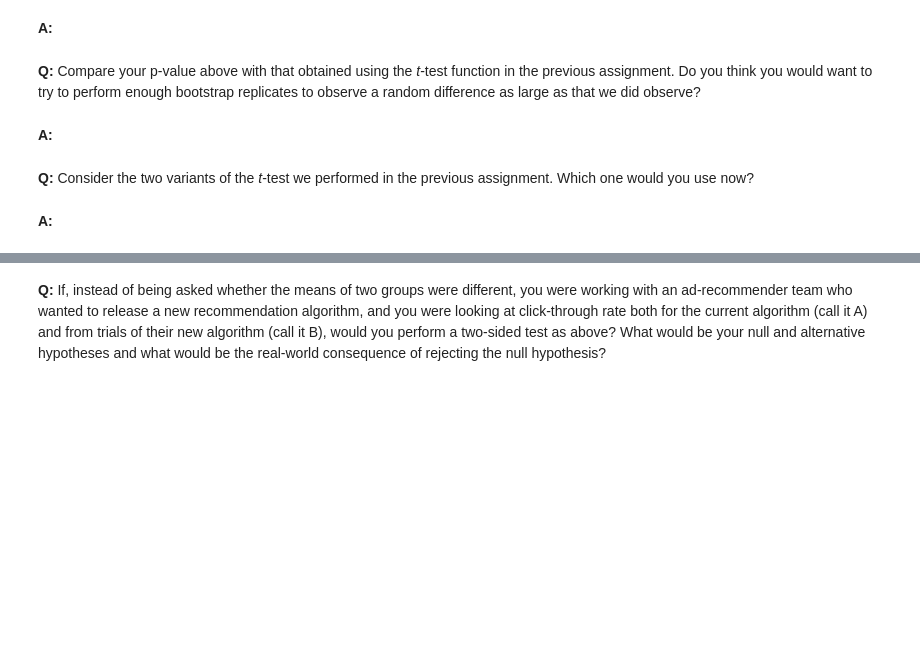
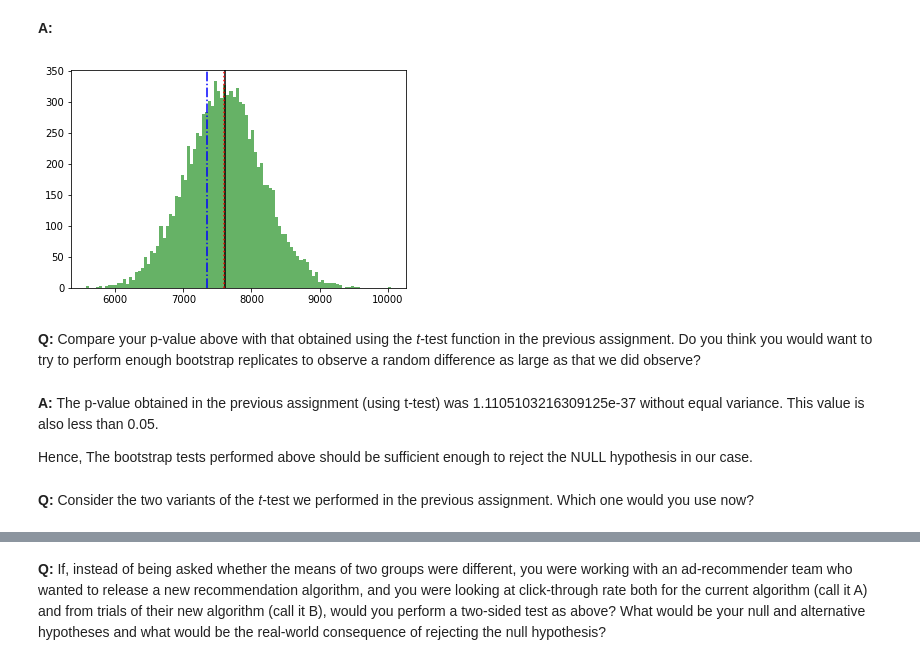
Before and after one commit to priyam81/miniProjects, a Jupyter notebook: bootstrap_infer_stats/Bootstrap_Inference_Mini-Project8.19/inferential_statistics_2-Q.ipynb, the cells around one changed output, grey strips where cells are left out. Saved outputs shown, nothing was run; the diff lists cells and outputs as text; code cells hidden in the pictures; blank space fills up the shorter version.

Commit message:
Hypothesis testing completed

```diff
--- a/bootstrap_infer_stats/Bootstrap_Inference_Mini-Project8.19/inferential_statistics_2-Q.ipynb
+++ b/bootstrap_infer_stats/Bootstrap_Inference_Mini-Project8.19/inferential_statistics_2-Q.ipynb
@@ -112,0 +145,15 @@ __A:__
+# %%
+np.random.seed(47)
+size= 10000
+
+bootReplicate= np.empty(size)
+
+for i in range(size):
+    insuredSample= np.random.choice(insured, len(insured))
+    unInsuredSample= np.random.choice(nonInsured, len(unInsured))
+
+    bootReplicate[i]= np.mean(insuredSample) - np.mean(unInsuredSample)
+
+pVal= np.sum(bootReplicate < 0)/ 10000
+
+print(f'The P Value observed here is {pVal}')
@@ -112,0 +164,23 @@ __A:__
+# %%
+bootReplicatePerm= np.empty(size)
+
+unInsuredShifted= unInsured - np.mean(unInsured) + np.mean(insured)
+
+# Mean difference with permutation
+def permutation_sample(sample1, sample2):
+    sample= np.random.permutation(np.concatenate((sample1, sample2)))
+
+    permSample1= sample[:len(sample1)]
+    permSample2= sample[len(sample1):]
+
+    return permSample1, permSample2
+
+for i in range(size):
+    permInsured, permUnInsured= permutation_sample(insured, unInsuredShifted)
+    bootReplicatePerm[i]= np.mean(permInsured) - np.mean(permUnInsured)
+# %%
+# Mean difference without permutation
+diffMean= np.empty(size)
+
+for i in range(size):
+    diffMean[i]= np.mean(insured) - np.mean(np.random.choice(unInsuredShifted, len(unInsuredShifted)))
@@ -114,11 +201,20 @@ __A:__
 __Q:__ To put the above result in perspective, plot the histogram of your bootstrapped differences along with lines marking the locations of the observed difference. (Why would we plot more than one line, given that we only have one observed difference?)
 # %% [markdown]
 __A:__
+# %%
+bootReplicateElementWiseDiff= np.array([list(insured)[i] - list(unInsured)[i] for i in range(len(unInsured))])
+
+_= plt.hist(bootReplicate, color='green', alpha=0.6, bins=100)
+_= plt.axvline(np.mean(bootReplicate), color='black')
+_= plt.axvline(np.mean(sampleMeanDiff), color='red', linestyle=':')
+_= plt.axvline(np.mean(bootReplicateElementWiseDiff), color='blue', linestyle='-.')
+# %% [output]
+[figure, added]
 # %% [markdown]
 __Q:__ Compare your p-value above with that obtained using the _t_-test function in the previous assignment. Do you think you would want to try to perform enough bootstrap replicates to observe a random difference as large as that we did observe?
-# %% [markdown]
-__A:__
+# %% [markdown]
+__A:__  The p-value obtained in the previous assignment (using t-test) was 1.1105103216309125e-37 without equal variance. This value is also less than 0.05.
+
+Hence, The bootstrap tests performed above should be sufficient enough to reject the NULL hypothesis in our case.
 # %% [markdown]
 __Q:__ Consider the two variants of the _t_-test we performed in the previous assignment. Which one would you use now?
-# %% [markdown]
-__A:__
```
Also changed, not shown: parts of 20 cells of this notebook.
